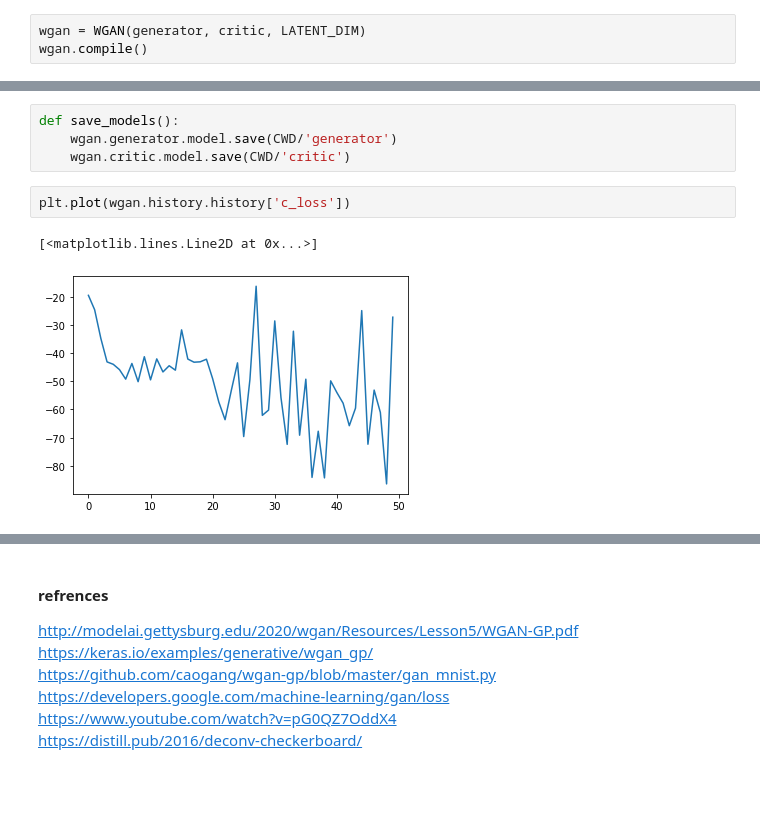
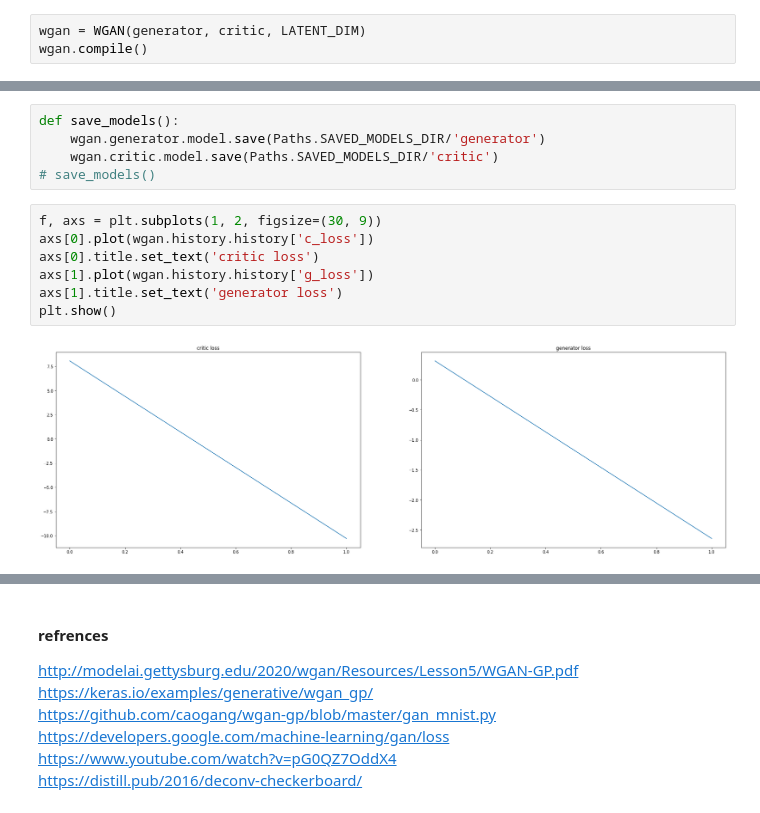
Before and after one commit to JohnStephens1/WGAN-GP, a Jupyter notebook: main.ipynb, the cells around one changed output, grey strips where cells are left out. Cells and saved outputs as stored; diff of their text form; blank space fills up the shorter version.

```diff
--- a/main.ipynb
+++ b/main.ipynb
@@ -282,12 +288,17 @@ history.history
 # %%
 def save_models():
-	wgan.generator.model.save(CWD/'generator')
-	wgan.critic.model.save(CWD/'critic')
+	wgan.generator.model.save(Paths.SAVED_MODELS_DIR/'generator')
+	wgan.critic.model.save(Paths.SAVED_MODELS_DIR/'critic')
+# save_models()
-# %%
-plt.plot(wgan.history.history['c_loss'])
-# %% [output]
-[<matplotlib.lines.Line2D at 0x...>]
-[figure, removed]
+# %%
+f, axs = plt.subplots(1, 2, figsize=(30, 9))
+axs[0].plot(wgan.history.history['c_loss'])
+axs[0].title.set_text('critic loss')
+axs[1].plot(wgan.history.history['g_loss'])
+axs[1].title.set_text('generator loss')
+plt.show()
+# %% [output]
+[figure, added]
 # %%
 noise = tf.random.normal((16, 100))
 generated_images = wgan.generator(noise)
```
Also changed, not shown: parts of 12 cells of this notebook.
